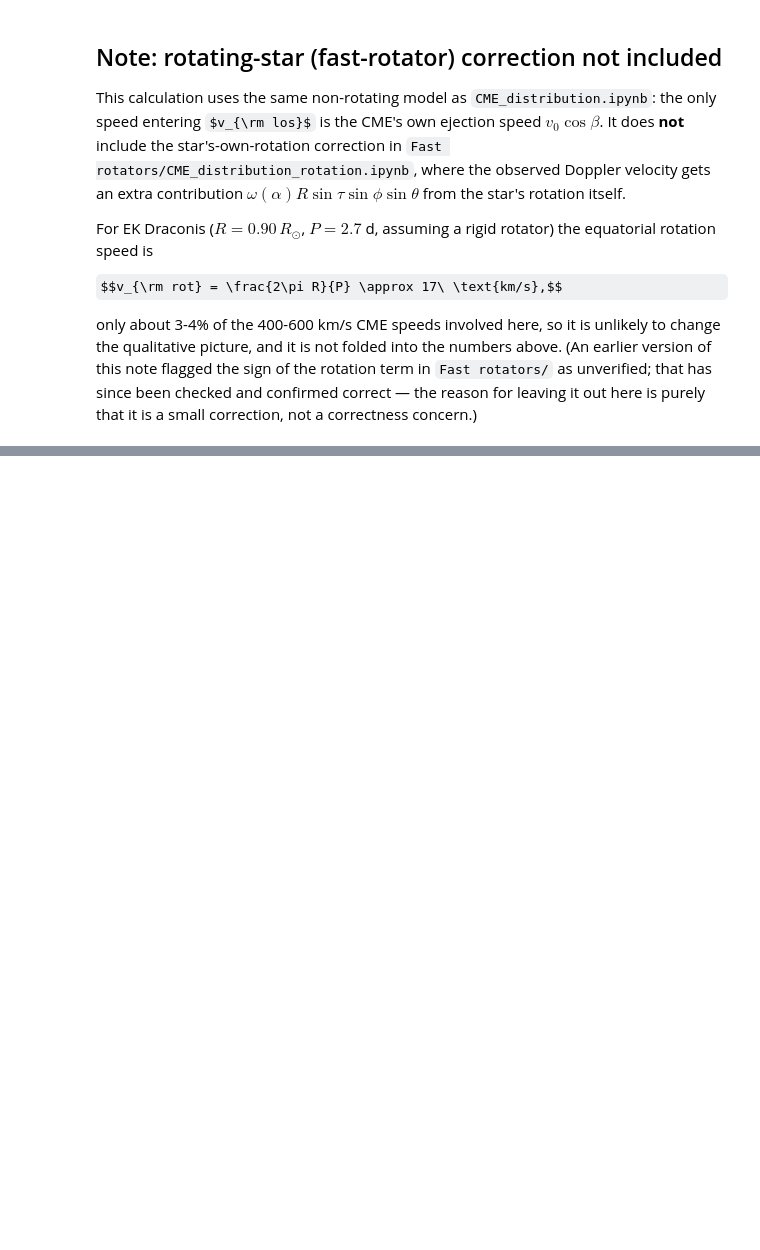
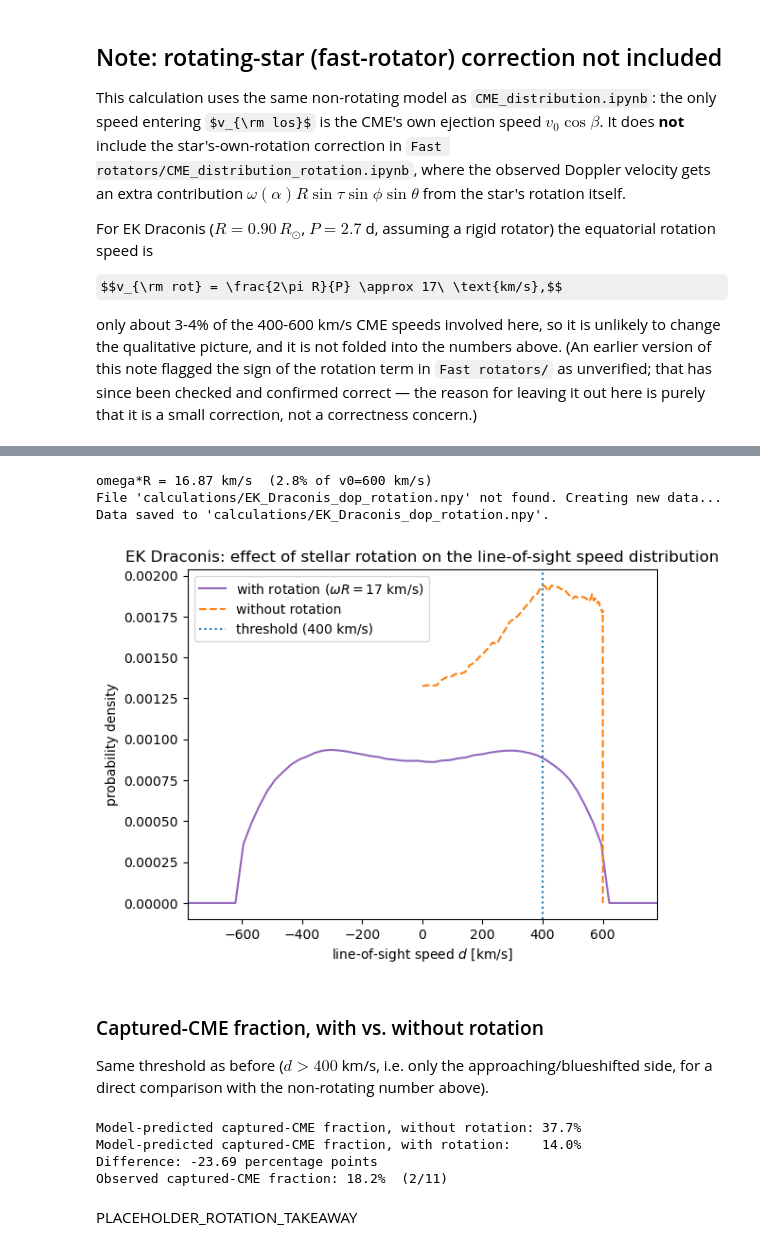
Before and after one commit to demichieldewilde/CME_distribution, a Jupyter notebook: EK_Draconis_CME_observation_ratio.ipynb, the cells around one changed output, grey strips where cells are left out. Saved outputs shown, nothing was run; the diff lists cells and outputs as text; code cells hidden in the pictures; some formulas as TeX source; blank space fills up the shorter version.

```diff
--- a/EK_Draconis_CME_observation_ratio.ipynb
+++ b/EK_Draconis_CME_observation_ratio.ipynb
@@ -339,0 +343,77 @@ not a correctness concern.)
+# %%
+from scipy.stats import qmc
+
+R_km = stellar_radius * 696_000       # km
+P_s = period * 86400                  # s
+omega_R = 2 * np.pi * R_km / P_s      # km/s, equatorial rotation speed
+print(f"omega*R = {omega_R:.2f} km/s  ({omega_R/v0*100:.1f}% of v0={v0} km/s)")
+
+
+def mc_rho_dops(dops, tau, v0, omega_R, m=23, seed=0):
+    sampler = qmc.Sobol(d=3, scramble=True, seed=seed)
+    u = sampler.random_base2(m=m)
+    theta = (u[:, 0] * np.pi)[:, None]
+    phi = (u[:, 1] * 2 * np.pi)[:, None]
+    theta2 = (u[:, 2] * np.pi / 2)[:, None]
+    dops_ = np.asarray(dops)[None, :]
+
+    alpha = get_alpha(tau, theta, phi)
+    denom = v0 * np.sin(theta) * np.sin(theta2)
+    cosphi2 = (dops_ - v0 * np.cos(theta) * np.cos(theta2)
+               - omega_R * np.sin(tau) * np.sin(phi) * np.sin(theta)) / denom
+    valid = np.abs(cosphi2) <= 1
+    sinphi2 = np.where(valid, np.sqrt(np.clip(1 - cosphi2**2, 0, None)), 0.0)
+
+    # same formula as CME_distribution_rotation.ipynb: sin(theta)*sin(theta2) kept as-is (not cancelled)
+    integrand = np.where(valid, np.sin(theta) * rho(alpha) * np.sin(theta2) * rho_CME(theta2) / (sinphi2 + 1e-3), 0.0)
+    volume = np.pi * (2 * np.pi) * (np.pi / 2)
+    return integrand.mean(axis=0) * volume
+
+
+dops = np.linspace(-1.3 * v0, 1.3 * v0, 60)
+dens_rot = get_or_create_data("EK_Draconis_dop_rotation", lambda: mc_rho_dops(dops, tau, v0, omega_R))
+
+# overlay against the non-rotating curve on the same (line-of-sight speed) axis
+v_los_nonrot = beta2speed(betas)                     # betas in [0, pi/2] -> v_los in [v0, 0], decreasing
+order = np.argsort(v_los_nonrot)
+dens_nonrot_pdf = dens / np.trapz(dens, betas)        # normalised in beta
+# convert density-in-beta to density-in-v: rho_v(v) = rho_beta(beta) * |dbeta/dv|, dv = -v0 sin(beta) dbeta
+dv_dbeta = np.abs(v0 * np.sin(betas))
+dens_nonrot_v = dens_nonrot_pdf / (dv_dbeta + 1e-9)
+dens_nonrot_v_pdf = dens_nonrot_v / np.trapz(dens_nonrot_v[order], v_los_nonrot[order])
+
+plt.plot(dops, dens_rot / np.trapz(dens_rot, dops), color="tab:purple", label=fr"with rotation ($\omega R={omega_R:.0f}$ km/s)")
+plt.plot(v_los_nonrot[order], dens_nonrot_v_pdf[order], "--", color="tab:orange", label="without rotation")
+plt.axvline(v_threshold, color="tab:blue", linestyle=":", label=f"threshold ({v_threshold} km/s)")
+plt.xlabel(r"line-of-sight speed $d$ [km/s]")
+plt.ylabel("probability density")
+plt.title("EK Draconis: effect of stellar rotation on the line-of-sight speed distribution")
+plt.legend()
+plt.xlim(-1.3 * v0, 1.3 * v0)
+plt.show()
+# %% [output]
+omega*R = 16.87 km/s  (2.8% of v0=600 km/s)
+File 'calculations/EK_Draconis_dop_rotation.npy' not found. Creating new data...
+Data saved to 'calculations/EK_Draconis_dop_rotation.npy'.
+[figure, added]
+# %% [markdown]
+### Captured-CME fraction, with vs. without rotation
+
+Same threshold as before ($d>400$ km/s, i.e. only the approaching/blueshifted side, for a direct
+comparison with the non-rotating number above).
+# %%
+cdf_rot = cumulative_trapezoid(dens_rot, dops, initial=0)
+total_rot = cdf_rot[-1]
+predicted_pct_rot = (total_rot - np.interp(v_threshold, dops, cdf_rot)) / total_rot * 100
+
+print(f"Model-predicted captured-CME fraction, without rotation: {predicted_pct:.1f}%")
+print(f"Model-predicted captured-CME fraction, with rotation:    {predicted_pct_rot:.1f}%")
+print(f"Difference: {predicted_pct_rot - predicted_pct:+.2f} percentage points")
+print(f"Observed captured-CME fraction: {observed_ratio*100:.1f}%  ({n_cmes_observed}/{n_flares_observed})")
+# %% [output]
+Model-predicted captured-CME fraction, without rotation: 37.7%
+Model-predicted captured-CME fraction, with rotation:    14.0%
+Difference: -23.69 percentage points
+Observed captured-CME fraction: 18.2%  (2/11)
+# %% [markdown]
+PLACEHOLDER_ROTATION_TAKEAWAY
```
Also changed, not shown: parts of 5 cells of this notebook, 17 other files.
